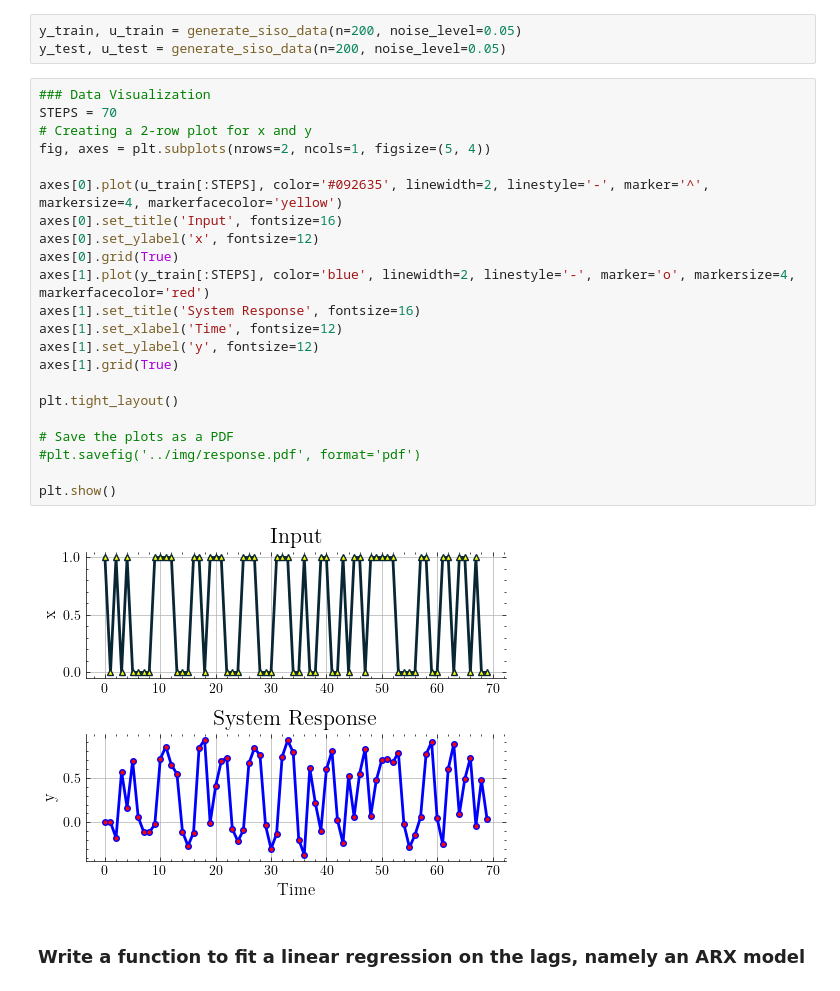
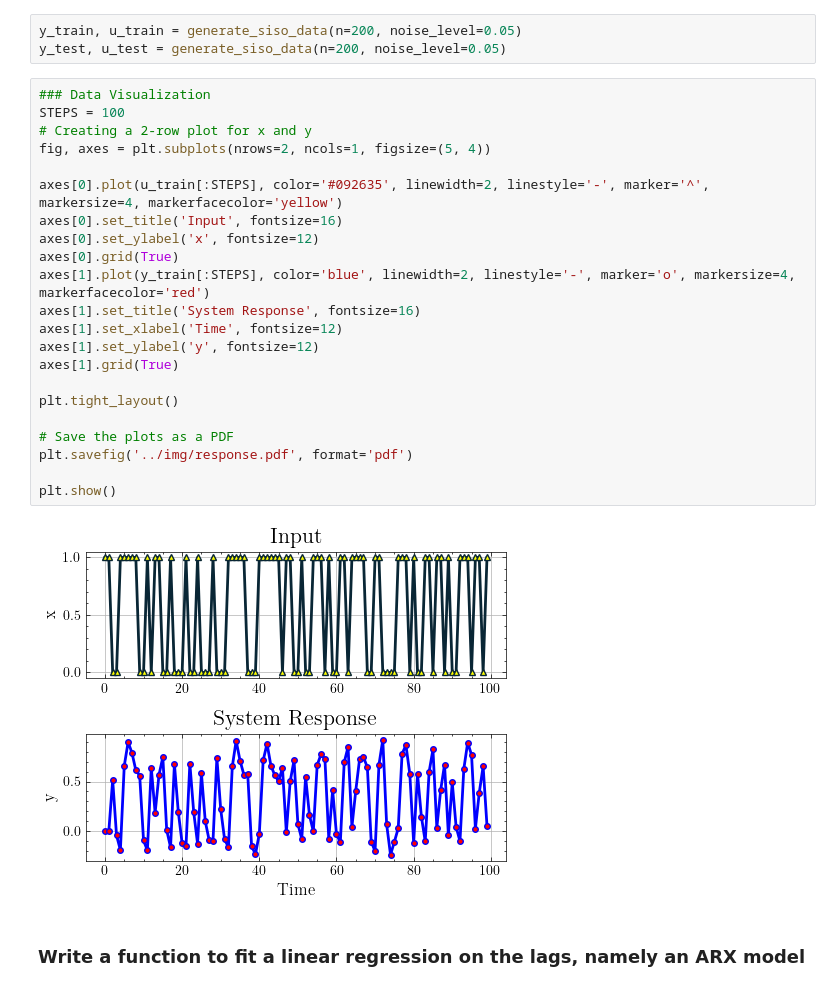
Before and after one commit to DTU-Teaching/Industrial-IoT-For-Digitization-Of-Electronic-Assets-2024, a Jupyter notebook: Module 3/code/Build an ARX model.ipynb, the cells around one changed output. Saved outputs shown, nothing was run; the diff lists cells and outputs as text.

```diff
--- a/Module 3/code/Build an ARX model.ipynb
+++ b/Module 3/code/Build an ARX model.ipynb
@@ -38,28 +39,28 @@ y_train, u_train = generate_siso_data(n=200, noise_level=0.05)
 y_test, u_test = generate_siso_data(n=200, noise_level=0.05)
 # %%
 ### Data Visualization
-STEPS = 70
+STEPS = 100
 # Creating a 2-row plot for x and y
 fig, axes = plt.subplots(nrows=2, ncols=1, figsize=(5, 4))
 
 axes[0].plot(u_train[:STEPS], color='#092635', linewidth=2, linestyle='-', marker='^', markersize=4, markerfacecolor='yellow')
 axes[0].set_title('Input', fontsize=16)
 axes[0].set_ylabel('x', fontsize=12)
 axes[0].grid(True)
 axes[1].plot(y_train[:STEPS], color='blue', linewidth=2, linestyle='-', marker='o', markersize=4, markerfacecolor='red')
 axes[1].set_title('System Response', fontsize=16)
 axes[1].set_xlabel('Time', fontsize=12)
 axes[1].set_ylabel('y', fontsize=12)
 axes[1].grid(True)
 
 plt.tight_layout()
 
 # Save the plots as a PDF
-#plt.savefig('../img/response.pdf', format='pdf')
+plt.savefig('../img/response.pdf', format='pdf')
 
 plt.show()
 # %% [output]
-[figure, old version]
+[figure, new version]
 # %% [markdown]
 ### Write a function to fit a linear regression on the lags, namely an ARX model
 # %%
```
Also changed, not shown: parts of 8 cells of this notebook, 5 other files.
